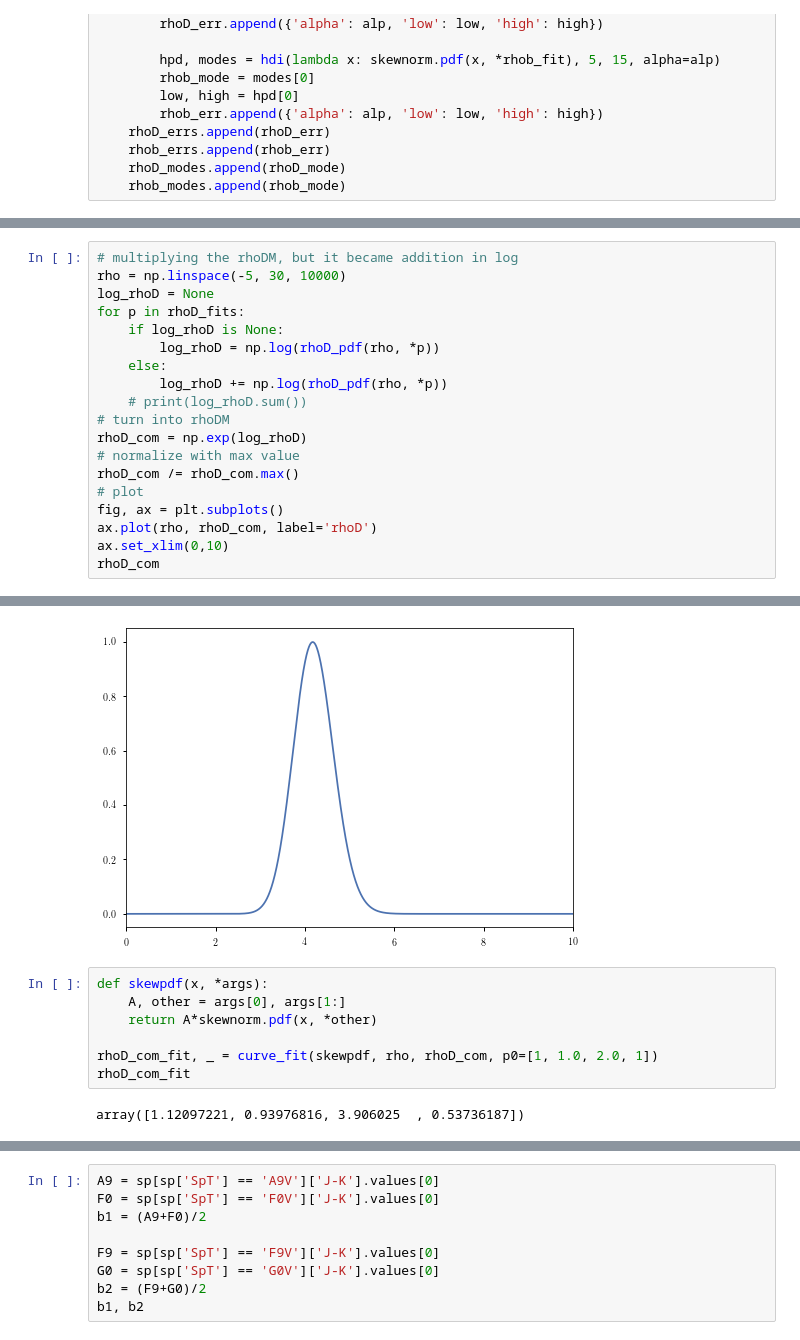
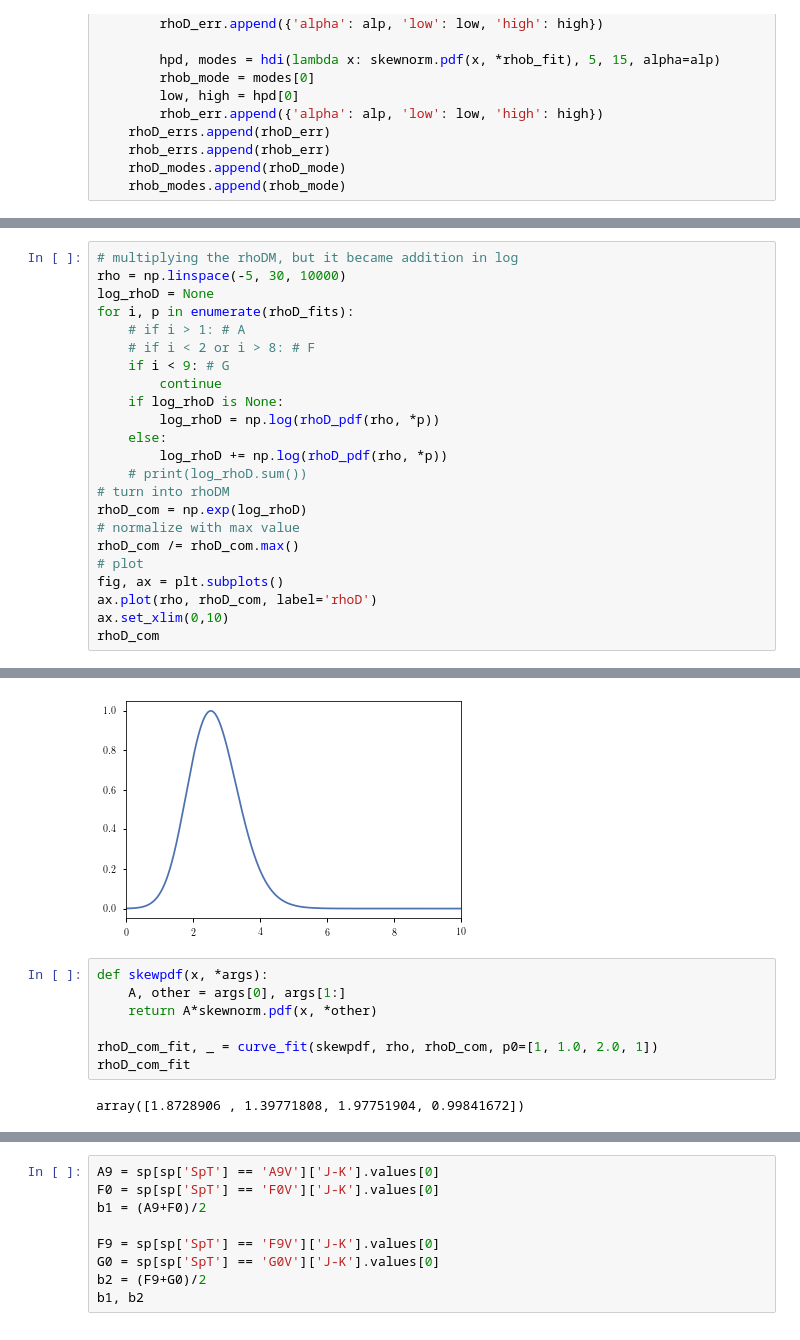
Before and after one commit to Alisyaifudin/Thesis-Project, a Jupyter notebook: 6_Analisis/6.2. dddm.ipynb, the cells around one changed output, grey strips where cells are left out. Cells and saved outputs as stored; diff of their text form.

```diff
--- a/6_Analisis/6.2. dddm.ipynb
+++ b/6_Analisis/6.2. dddm.ipynb
@@ -383,7 +383,11 @@ rhoD_fits
 # multiplying the rhoDM, but it became addition in log
 rho = np.linspace(-5, 30, 10000)
 log_rhoD = None
-for p in rhoD_fits:
+for i, p in enumerate(rhoD_fits):
+    # if i > 1: # A
+    # if i < 2 or i > 8: # F
+    if i < 9: # G
+        continue
     if log_rhoD is None:
         log_rhoD = np.log(rhoD_pdf(rho, *p))
     else:
@@ -404,4 +408,4 @@ array([0.00000000e+000, 0.00000000e+000, 0.00000000e+000, ...,
-[figure, old version]
+[figure, new version]
 # %%
 def skewpdf(x, *args):
     A, other = args[0], args[1:]
@@ -410,7 +414,7 @@ def skewpdf(x, *args):
 rhoD_com_fit, _ = curve_fit(skewpdf, rho, rhoD_com, p0=[1, 1.0, 2.0, 1])
 rhoD_com_fit
 # %% [output]
-array([1.12097221, 0.93976816, 3.906025  , 0.53736187])
+array([1.8728906 , 1.39771808, 1.97751904, 0.99841672])
 # %%
 plt.plot(rho, rhoD_com, label='rhoD')
 plt.plot(rho, skewpdf(rho, *rhoD_com_fit), label='rhoD fit')
```
Also changed, not shown: parts of 8 cells of this notebook, 4 other files.
